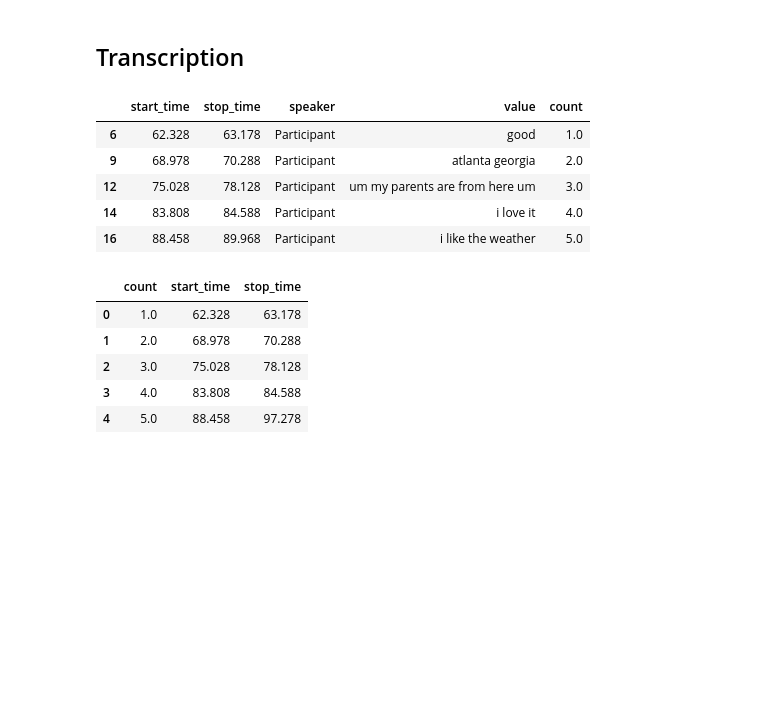
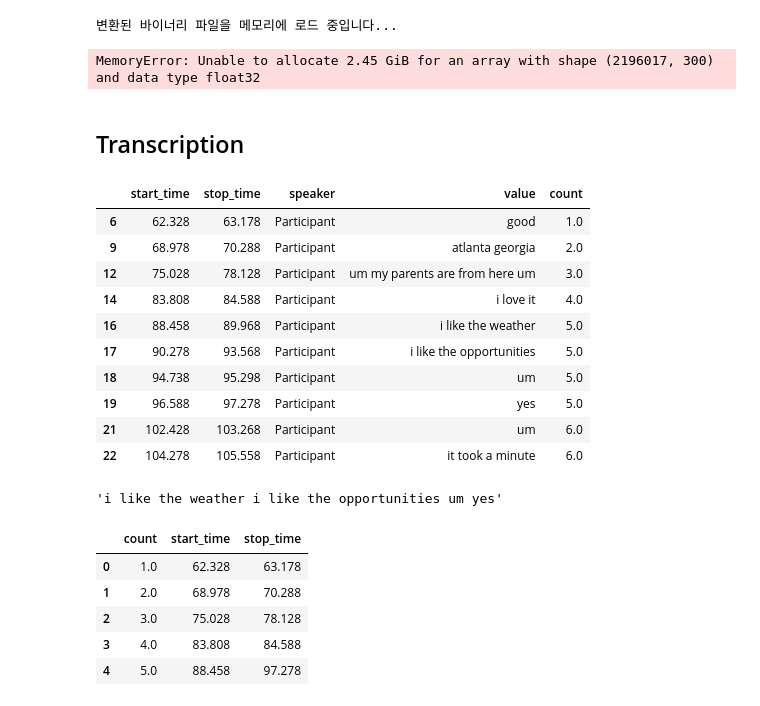
Before and after one commit to KyungMinseo1/Daic-Woz_TT-GAT, a Jupyter notebook: notebooks/embedder.ipynb, the cells around one changed output. Saved outputs shown, nothing was run; the diff lists cells and outputs as text; code cells hidden in the pictures; blank space fills up the shorter version.

```diff
--- a/notebooks/embedder.ipynb
+++ b/notebooks/embedder.ipynb
@@ -10,3 +30,33 @@ from functools import partial
+# %%
+word2vec_bin_file = os.path.join(config.MODEL_DIR, "glove.840B.300d.word2vec.bin")
+# 1. Word2Vec 형식 바이너리 파일 로드
+print("변환된 바이너리 파일을 메모리에 로드 중입니다...")
+# 로드도 용량이 크기 때문에 수 분이 소요될 수 있습니다.
+glove_model = KeyedVectors.load_word2vec_format(word2vec_bin_file, binary=True, encoding='latin-1')
+print(f"모델 로드 완료. 총 {len(glove_model.index_to_key)}개의 단어 벡터가 로드되었습니다.")
+
+# --- 모델 사용 예시 ---
+
+# 2. 단어 임베딩 벡터 얻기
+word_vector = glove_model['interview']
+print(f"\n'interview' 단어의 임베딩 벡터 (처음 5개 차원): {word_vector[:5]}")
+print(f"임베딩 벡터 차원: {len(word_vector)}")
+
+# 3. 단어 유사성 계산
+similarity = glove_model.similarity('question', 'query')
+print(f"\n'question'과 'query'의 유사도: {similarity:.4f}")
+
+# 4. 가장 유사한 단어 찾기
+similar_words = glove_model.most_similar('job', topn=5)
+print(f"\n'job'과 가장 유사한 단어 5가지:\n{similar_words}")
+
+# 5. 단어 유추 (Analogy)
+# 예를 들어, 'France' - 'Paris' + 'Tokyo' = 'Japan'
+analogy_result = glove_model.most_similar(positive=['woman', 'king'], negative=['man'], topn=1)
+print(f"\nKing - Man + Woman = {analogy_result[0][0]}")
+# %% [output]
+변환된 바이너리 파일을 메모리에 로드 중입니다...
+MemoryError: Unable to allocate 2.45 GiB for an array with shape (2196017, 300) and data type float32
 # %% [markdown]
 ## Transcription
 # %%
@@ -20,14 +70,23 @@ sample_t_df.loc[~is_not_ellie, 'count'] = None
 # %%
 participant_df = sample_t_df[~pd.isna(sample_t_df['count'])]
 # %%
-participant_df.head(5)
+participant_df.head(10)
 # %% [output]
 |  | start_time | stop_time | speaker | value | count |
 | 6 | 62.328 | 63.178 | Participant | good | 1.0 |
 | 9 | 68.978 | 70.288 | Participant | atlanta georgia | 2.0 |
 | 12 | 75.028 | 78.128 | Participant | um my parents are from here um | 3.0 |
 | 14 | 83.808 | 84.588 | Participant | i love it | 4.0 |
 | 16 | 88.458 | 89.968 | Participant | i like the weather | 5.0 |
+| 17 | 90.278 | 93.568 | Participant | i like the opportunities | 5.0 |
+| 18 | 94.738 | 95.298 | Participant | um | 5.0 |
+| 19 | 96.588 | 97.278 | Participant | yes | 5.0 |
+| 21 | 102.428 | 103.268 | Participant | um | 6.0 |
+| 22 | 104.278 | 105.558 | Participant | it took a minute | 6.0 |
+# %%
+" ".join(participant_df.loc[participant_df['count']==5.0].value.tolist())
+# %% [output]
+'i like the weather i like the opportunities um yes'
 # %%
 group_df = participant_df.dropna(subset=['count']).groupby('count').agg(
     start_time=('start_time', 'min'), # 그룹의 가장 이른 시작 시간
```
Also changed, not shown: parts of 2 cells of this notebook, 7 other files.
